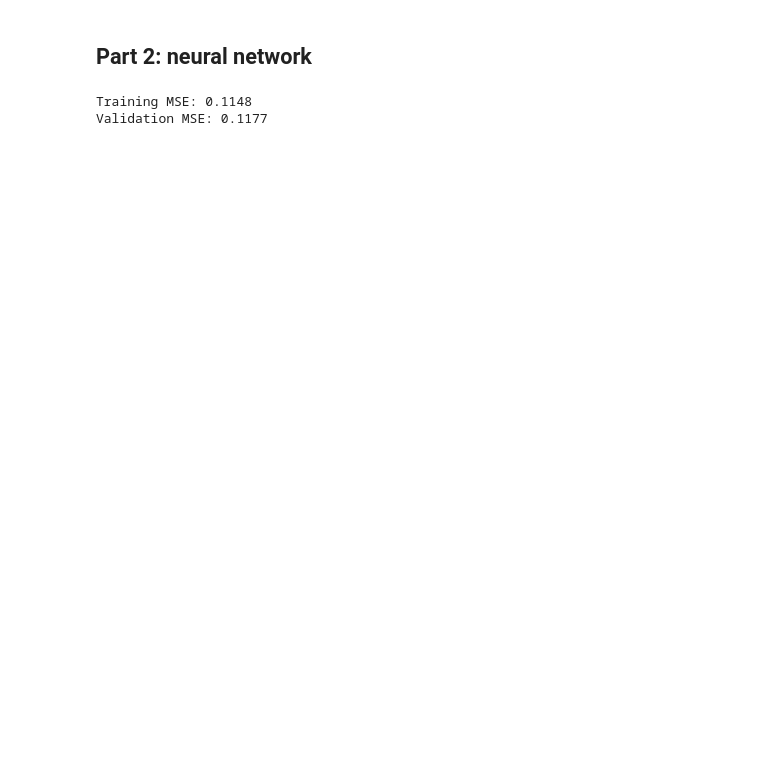
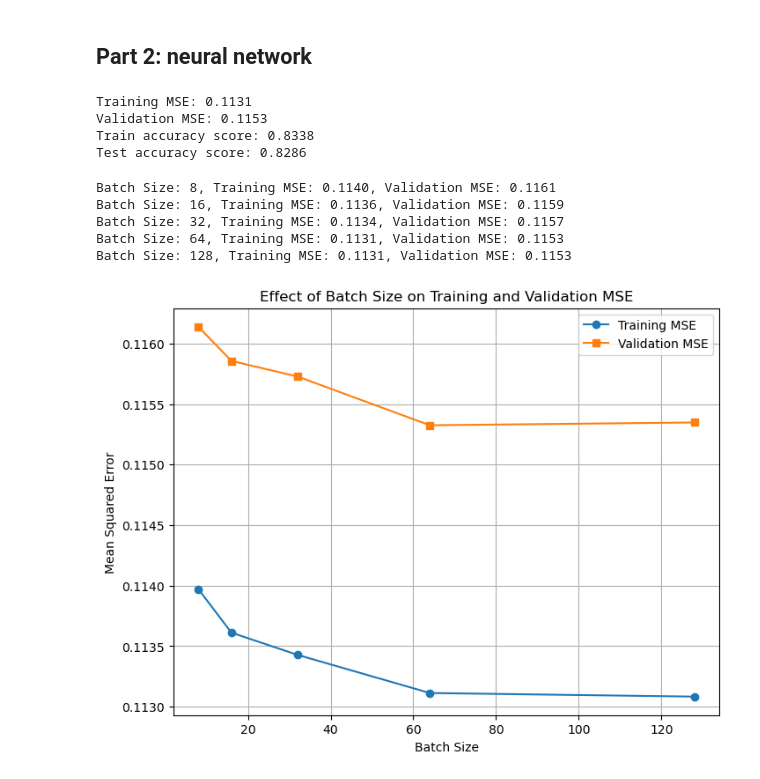
Before and after one commit to JunyuLi1/178pj, a Jupyter notebook: vc2.ipynb, the cells around one changed output. Drawn from its saved outputs; the diff is of its cells as text; code cells hidden in the pictures; blank space fills up the shorter version.

Commit message:
finish logtistic and neural network

```diff
--- a/vc2.ipynb
+++ b/vc2.ipynb
@@ -240,11 +297,73 @@ with torch.no_grad():
     y_train_pred = model(X_train_tensor).numpy()
     y_val_pred = model(X_val_tensor).numpy()
 
+    y_train_pred_class = (y_train_pred >= 0.5).astype(int)
+    y_val_pred_class = (y_val_pred >= 0.5).astype(int)
+
     train_mse = mean_squared_error(y_train, y_train_pred)
     val_mse = mean_squared_error(y_test, y_val_pred)
 
+    train_acc = accuracy_score(y_train, y_train_pred_class)
+    val_acc = accuracy_score(y_test, y_val_pred_class)
+
 print(f"Training MSE: {train_mse:.4f}")
 print(f"Validation MSE: {val_mse:.4f}")
+print(f"Train accuracy score: {train_acc:.4f}")
+print(f"Test accuracy score: {val_acc:.4f}")
 # %% [output]
-Training MSE: 0.1148
-Validation MSE: 0.1177
+Training MSE: 0.1131
+Validation MSE: 0.1153
+Train accuracy score: 0.8338
+Test accuracy score: 0.8286
+# %%
+training_mse = []
+val_mse_list = []
+
+batch_sizes_2 = [8, 16, 32, 64, 128]
+
+for batch_size in batch_sizes_2:
+    model = NeuralNet(input_size=X_train_tensor.shape[1], hidden_size=hidden_size, output_size=1)
+    criterion = nn.MSELoss()
+    optimizer = optim.Adam(model.parameters(), lr=lr)
+
+    dataset = torch.utils.data.TensorDataset(X_train_tensor, y_train_tensor)
+    train_loader = torch.utils.data.DataLoader(dataset, batch_size=batch_size, shuffle=True)
+
+    for epoch in range(epochs):
+        model.train()
+        for X_batch, y_batch in train_loader:
+            optimizer.zero_grad()
+            y_pred = model(X_batch)
+            loss = criterion(y_pred, y_batch)
+            loss.backward()
+            optimizer.step()
+
+    model.eval()
+    with torch.no_grad():
+        y_train_pred = model(X_train_tensor).numpy()
+        y_val_pred = model(X_val_tensor).numpy()
+
+        train_mse = mean_squared_error(y_train, y_train_pred)
+        val_mse = mean_squared_error(y_test, y_val_pred)
+
+    training_mse.append(train_mse)
+    val_mse_list.append(val_mse)
+
+    print(f"Batch Size: {batch_size}, Training MSE: {train_mse:.4f}, Validation MSE: {val_mse:.4f}")
+
+plt.figure(figsize=(8, 6))
+plt.plot(batch_sizes_2, training_mse, marker='o', label='Training MSE')
+plt.plot(batch_sizes_2, val_mse_list, marker='s', label='Validation MSE')
+plt.xlabel('Batch Size')
+plt.ylabel('Mean Squared Error')
+plt.title('Effect of Batch Size on Training and Validation MSE')
+plt.legend()
+plt.grid(True)
+plt.show()
+# %% [output]
+Batch Size: 8, Training MSE: 0.1140, Validation MSE: 0.1161
+Batch Size: 16, Training MSE: 0.1136, Validation MSE: 0.1159
+Batch Size: 32, Training MSE: 0.1134, Validation MSE: 0.1157
+Batch Size: 64, Training MSE: 0.1131, Validation MSE: 0.1153
+Batch Size: 128, Training MSE: 0.1131, Validation MSE: 0.1153
+[figure, added]
```
Also changed, not shown: parts of 9 cells of this notebook.
